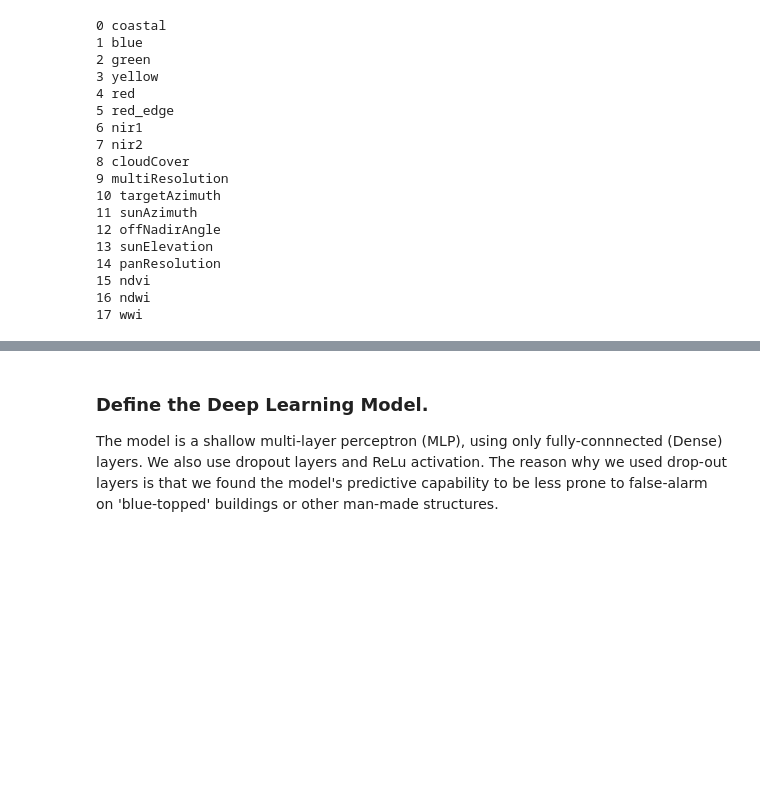
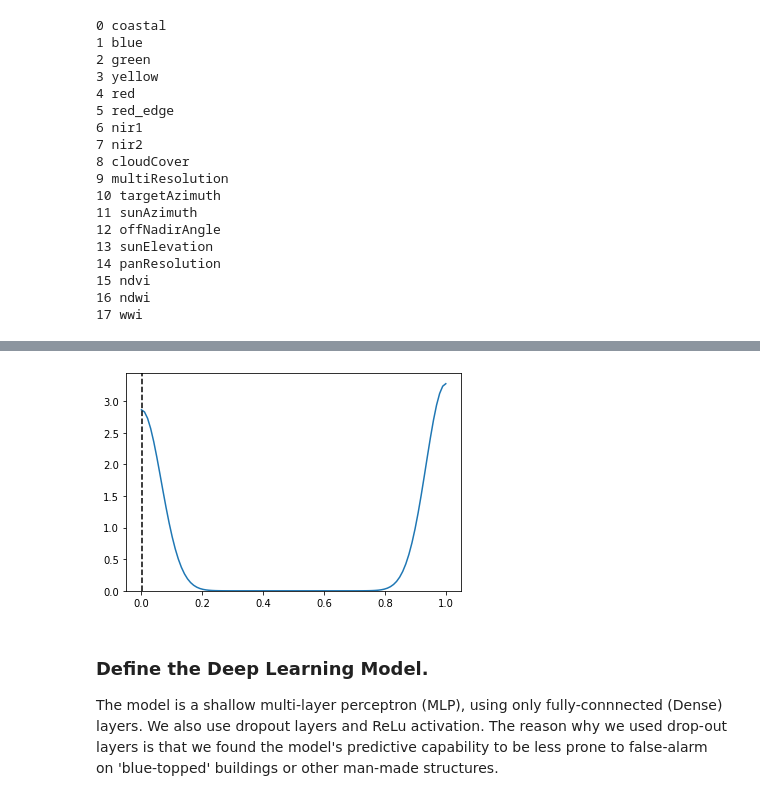
Before and after one commit to krakchris/rimbun.io, a Jupyter notebook: notebooks/FNC_experiment.ipynb, the cells around one changed output, grey strips where cells are left out. Cells and saved outputs as stored; diff of their text form; code cells hidden in the pictures; blank space fills up the shorter version.

```diff
--- a/notebooks/FNC_experiment.ipynb
+++ b/notebooks/FNC_experiment.ipynb
@@ -232,0 +260,2 @@ np.savez_compressed('../../data/bfalg_data/minMax.npz',
+# %%
+y_pred = svclassifier.predict(X_test)
@@ -233,3 +277,11 @@ np.savez_compressed('../../data/bfalg_data/minMax.npz',
+# %%
+sns.kdeplot(y_pred.flatten(),cut=0);
+thresh = filters.threshold_otsu(y_pred)
+plt.axvline(thresh, color='k', ls='--');
+plt.draw()
+plt.show()
+# %% [output]
+[figure, added]
 # %% [markdown]
 ### Define the Deep Learning Model.
 
```
Also changed, not shown: parts of 25 cells of this notebook.
